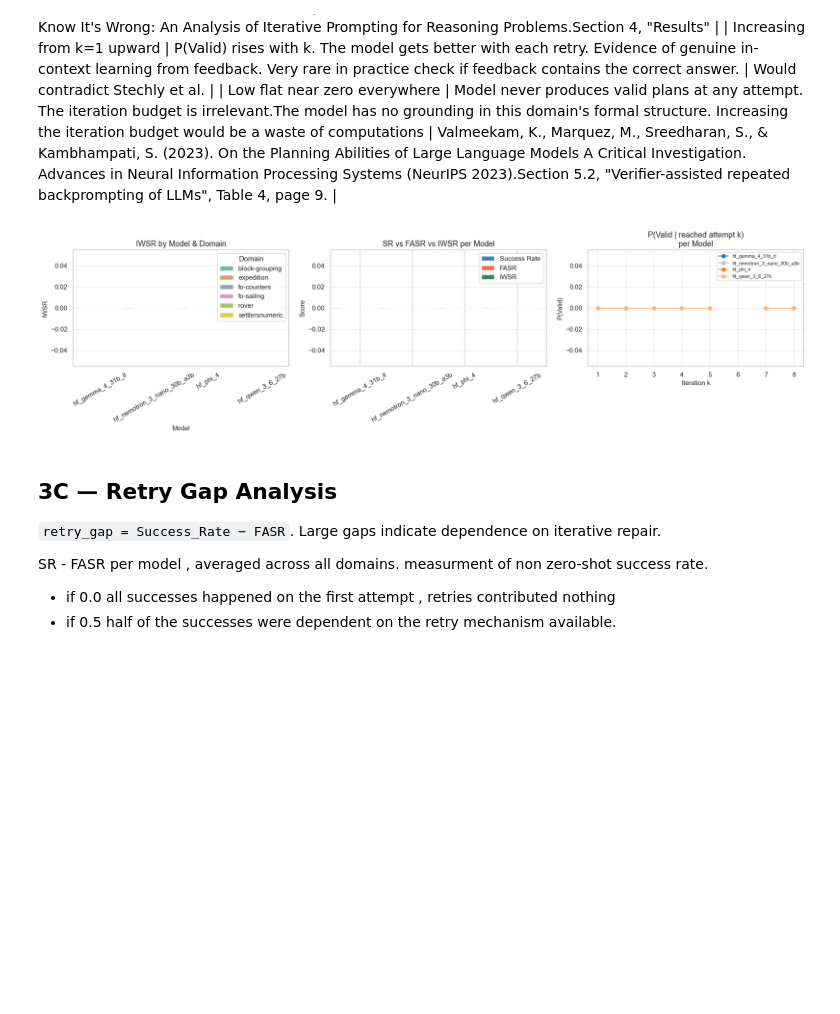
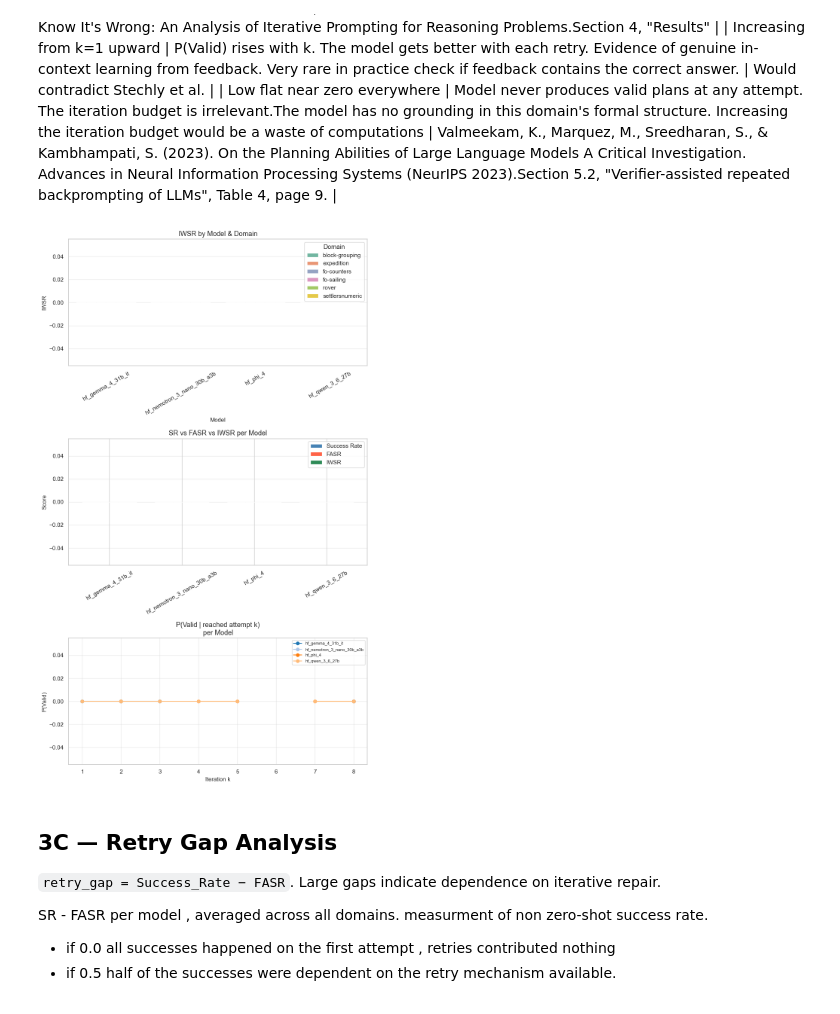
Before and after one commit to albertov-4/LLM_Benchmark, a Jupyter notebook: analysis/notebooks/advanced_planning_evaluation.ipynb, the cells around one changed output. Cells and saved outputs as stored; diff of their text form; code cells hidden in the pictures; blank space fills up the shorter version.

```diff
--- a/analysis/notebooks/advanced_planning_evaluation.ipynb
+++ b/analysis/notebooks/advanced_planning_evaluation.ipynb
@@ -667,12 +666,12 @@ Hallucination columns added: ['hallucinated_action_count', 'fuzzy_hallucinated_c
 if df.empty or df['hallucination_rate'].isna().all():
     print("No hallucination data available.")
 else:
-    fig, axes = plt.subplots(1, 3, figsize=(18, 5))
+    fig, axes = plt.subplots(3, 1, figsize=(9, 15))
 
     # 1) Heatmap: Model × Domain → mean hallucination_rate
     pivot = df.pivot_table(values='hallucination_rate', index='Model', columns='Domain', aggfunc='mean')
     sns.heatmap(pivot, ax=axes[0], annot=True, fmt='.2f', cmap='YlOrRd', linewidths=.5, vmin=0, vmax=1)
-    axes[0].set_title('Mean Hallucination Rate\n(Model × Domain)')
+    axes[0].set_title('Mean Hallucination Rate\n(Model x Domain)')
     axes[0].set_xlabel('Domain'); axes[0].set_ylabel('Model')
 
     # 2) Bar chart: Model → mean hallucination_rate, hue=Domain
@@ -1155,7 +1154,7 @@ if df.empty or df['executability_ratio'].isna().all():
     print("No precondition data available.")
 else:
     # 1) Box plot: executability_ratio by Model & Domain
-    fig, axes = plt.subplots(1, 2, figsize=(16, 5))
+    fig, axes = plt.subplots(2, 1, figsize=(8, 10))
     sns.boxplot(data=df.dropna(subset=['executability_ratio']),
                 x='Model', y='executability_ratio', hue='Domain',
                 ax=axes[0], palette='Set2')
@@ -1177,8 +1176,8 @@ else:
     # 3) Scatter: executability_ratio vs plan length, coloured by model, faceted by domain
     doms = df['Domain'].dropna().unique()
     ncols = max(1, len(doms))
-    fig2, axes2 = plt.subplots(1, ncols, figsize=(5*ncols, 4), squeeze=False)
-    for ax, dom in zip(axes2[0], doms):
+    fig2, axes2 = plt.subplots(ncols, 1, figsize=(5, 4*ncols), squeeze=False)
+    for ax, dom in zip(axes2[:, 0], doms):
         sub = df[df['Domain'] == dom].dropna(subset=['executability_ratio','Length'])
         for model, grp in sub.groupby('Model'):
             ax.scatter(grp['Length'], grp['executability_ratio'],
@@ -1194,8 +1193,8 @@ else:
     if not td_data.empty:
         models_td = td_data['Model'].unique()
         nc = max(1, len(models_td))
-        fig3, axes3 = plt.subplots(1, nc, figsize=(5*nc, 4), squeeze=False)
-        for ax, model in zip(axes3[0], models_td):
+        fig3, axes3 = plt.subplots(nc, 1, figsize=(5, 4*nc), squeeze=False)
+        for ax, model in zip(axes3[:, 0], models_td):
             sub = td_data[td_data['Model'] == model]['mean_temporal_distance']
             ax.hist(sub.dropna(), bins=10, color=MODEL_PALETTE.get(model, 'steelblue'),
                     edgecolor='white', alpha=.8)
@@ -1428,7 +1427,7 @@ if df.empty or df['cot_alignment_score'].isna().all():
 else:
     cot_sub = df.dropna(subset=['cot_alignment_score'])
 
-    fig, axes = plt.subplots(1, 3, figsize=(18, 5))
+    fig, axes = plt.subplots(3, 1, figsize=(9, 15))
 
     # 1) Bar chart: mean cot_alignment_score per Model, hue=Domain
     agg = cot_sub.groupby(['Model','Domain'])['cot_alignment_score'].mean().reset_index()
@@ -1528,7 +1527,7 @@ else:
         Success_Rate= ('Valid',  'mean'),
     ).reset_index()
 
-    fig, axes = plt.subplots(1, 3, figsize=(18, 5))
+    fig, axes = plt.subplots(3, 1, figsize=(9, 15))
 
     # 1) FASR by Model, hue=Domain
     sns.barplot(data=fasr_agg, x='Model', y='FASR', hue='Domain', ax=axes[0], palette='Set2')
@@ -1626,7 +1625,7 @@ else:
         Success_Rate= ('Valid',         'mean'),
     ).reset_index()
 
-    fig, axes = plt.subplots(1, 3, figsize=(18, 5))
+    fig, axes = plt.subplots(3, 1, figsize=(9, 15))
 
     # 1) IWSR by Model, hue=Domain
     sns.barplot(data=iwsr_agg, x='Model', y='IWSR', hue='Domain', ax=axes[0], palette='Set2')
@@ -1639,34 +1638,34 @@ else:
                                   FASR=('_iter1','mean'),
                                   IWSR=('_iwsr_contrib','mean')).reset_index()
     x  = np.arange(len(mc)); w = 0.25
     axes[1].bar(x - w,   mc['SR'],   w, label='Success Rate', color='steelblue')
     axes[1].bar(x,       mc['FASR'], w, label='FASR',         color='tomato')
     axes[1].bar(x + w,   mc['IWSR'], w, label='IWSR',         color='seagreen')
     axes[1].set_xticks(x); axes[1].set_xticklabels(mc['Model'], rotation=30)
     axes[1].set_title('SR vs FASR vs IWSR per Model'); axes[1].set_ylabel('Score')
     axes[1].legend(); axes[1].grid(axis='y', alpha=.4)
 
     # 3) Per-iteration conditional success probability: P(Valid | reached attempt k)
     max_iter = int(df['Iterations'].dropna().max()) if not df['Iterations'].dropna().empty else 0
     if max_iter > 0:
         for model, mdf in df.groupby('Model'):
             ks, probs = [], []
             for k in range(1, max_iter + 1):
                 sub = mdf[mdf['Iterations'] >= k]
                 if len(sub) == 0:
                     continue
                 prob = sub[sub['Iterations'] == k]['Valid'].mean()
                 ks.append(k); probs.append(prob)
             if ks:
                 axes[2].plot(ks, probs, marker='o', label=model,
                              color=MODEL_PALETTE.get(model, 'gray'))
         axes[2].set_title('P(Valid | reached attempt k)\nper Model')
         axes[2].set_xlabel('Iteration k'); axes[2].set_ylabel('P(Valid)')
         axes[2].legend(fontsize=8); axes[2].grid(alpha=.4)
 
     plt.tight_layout(); plt.show()
 # %% [output]
-[figure, old version]
+[figure, new version]
 # %% [markdown]
 ## 3C — Retry Gap Analysis
 `retry_gap = Success_Rate − FASR`. Large gaps indicate dependence on iterative repair.
```
Also changed, not shown: parts of 11 cells of this notebook.
